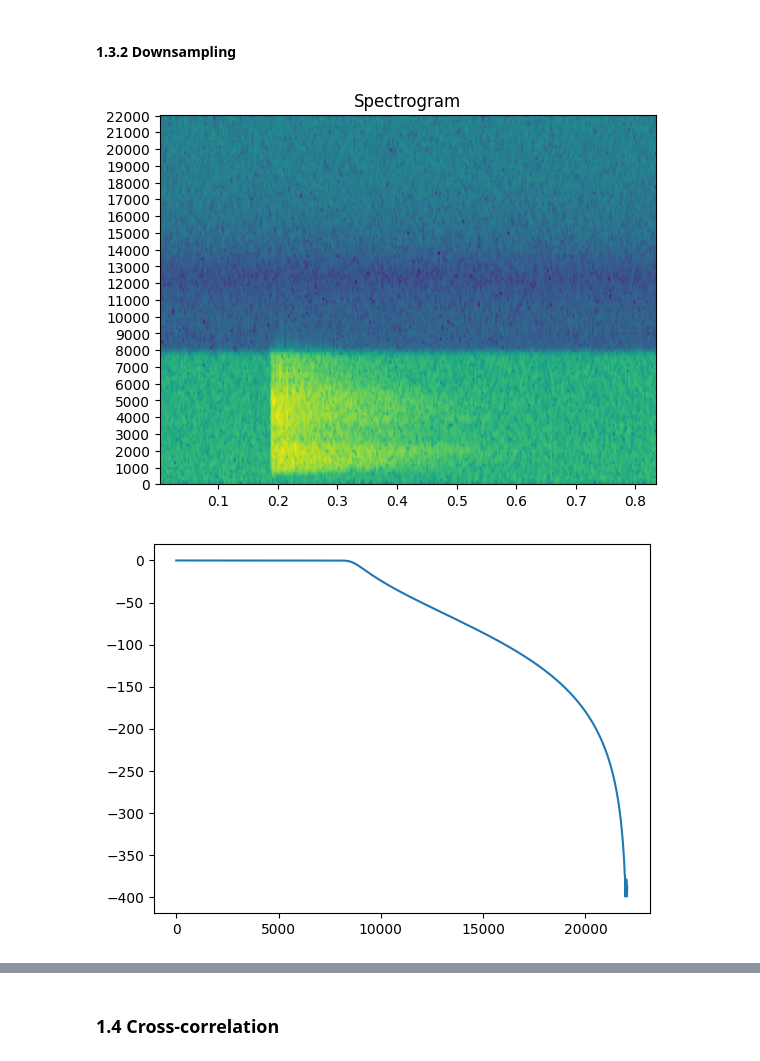
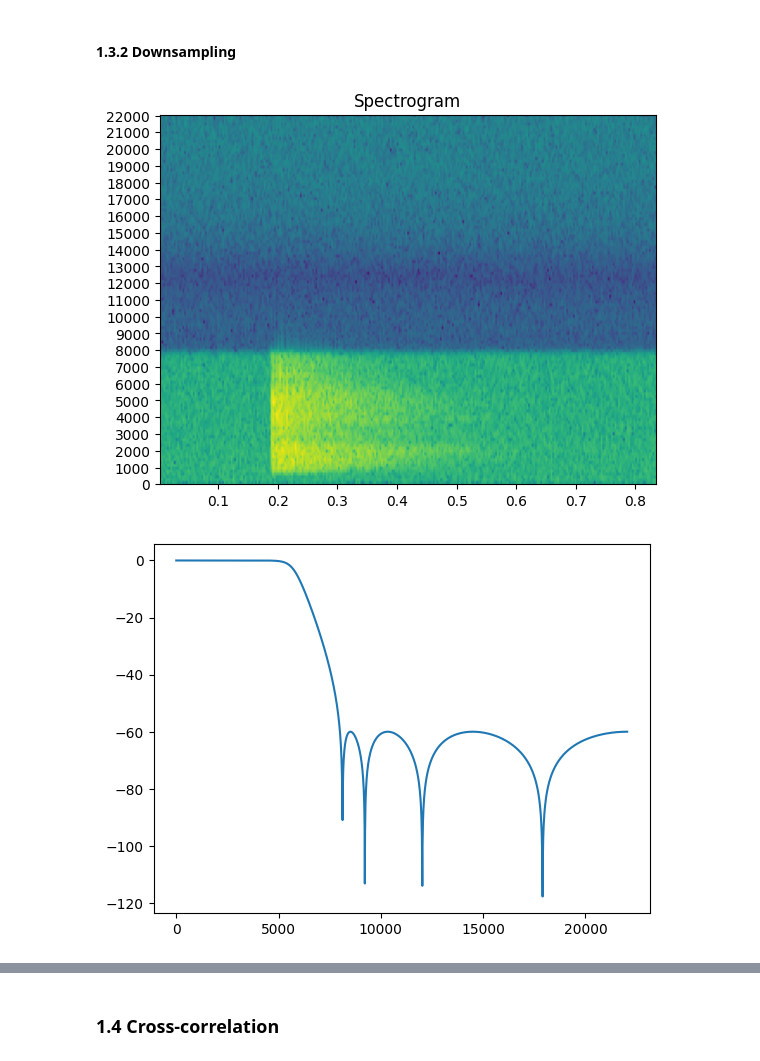
Before and after one commit to ThomasBernard28/spProject, a Jupyter notebook: SP - Project2022.ipynb, the cells around one changed output, grey strips where cells are left out. Drawn from its saved outputs; the diff is of its cells as text; code cells hidden in the pictures.

Commit message:
cheby 2 filter

```diff
--- a/SP - Project2022.ipynb
+++ b/SP - Project2022.ipynb
@@ -122,7 +122,7 @@ def create_filter_cheby(wp, ws, gpass, gstop, fs):
        # create an anti-aliasing filter that eliminates all frequencies above 8000Hz
 
     order = 8
-    B, A = signal.cheby1(order, gpass, ws, 'lowpass', analog=False, fs=fs)
+    B, A = signal.cheby2(order, gstop, ws, 'lowpass', analog=False, fs=fs)
 
     return B, A
 
@@ -131,34 +131,34 @@ w, h = signal.freqz(B, A, 2048, fs=44100)
 h = 20 * np.log10(abs(h))
 plt.plot(w, h)
 plt.show()
 
 #create_filter_cheby(8000, 10000, 1, 60, 44100)
 
 def create_filter_cauer(wp, ws, gpass, gstop, fs):
 
     # your code here #
     B, A = signal.ellip(10, gpass, gstop, ws, btype="lowpass", analog=False, output="ba", fs=fs)
 
     return B, A
 
 b, a = create_filter_cauer(0, 8000, 0.1, 60, 44100)
 w, h = signal.freqz(b, a, 2048, fs=44100)
 h = 20 * np.log10(abs(h))
 plt.plot(w, h)
 plt.show()
 
 ## 3 - Decimation
 def downsampling(sig, B, A, M):
 
     # your code here #
 
     return out
 
 
 # call and test your function here
 # %% [output]
 [figure]
-[figure, old version]
+[figure, new version]
 [figure]
 # %% [markdown]
 ### 1.4 Cross-correlation
```
